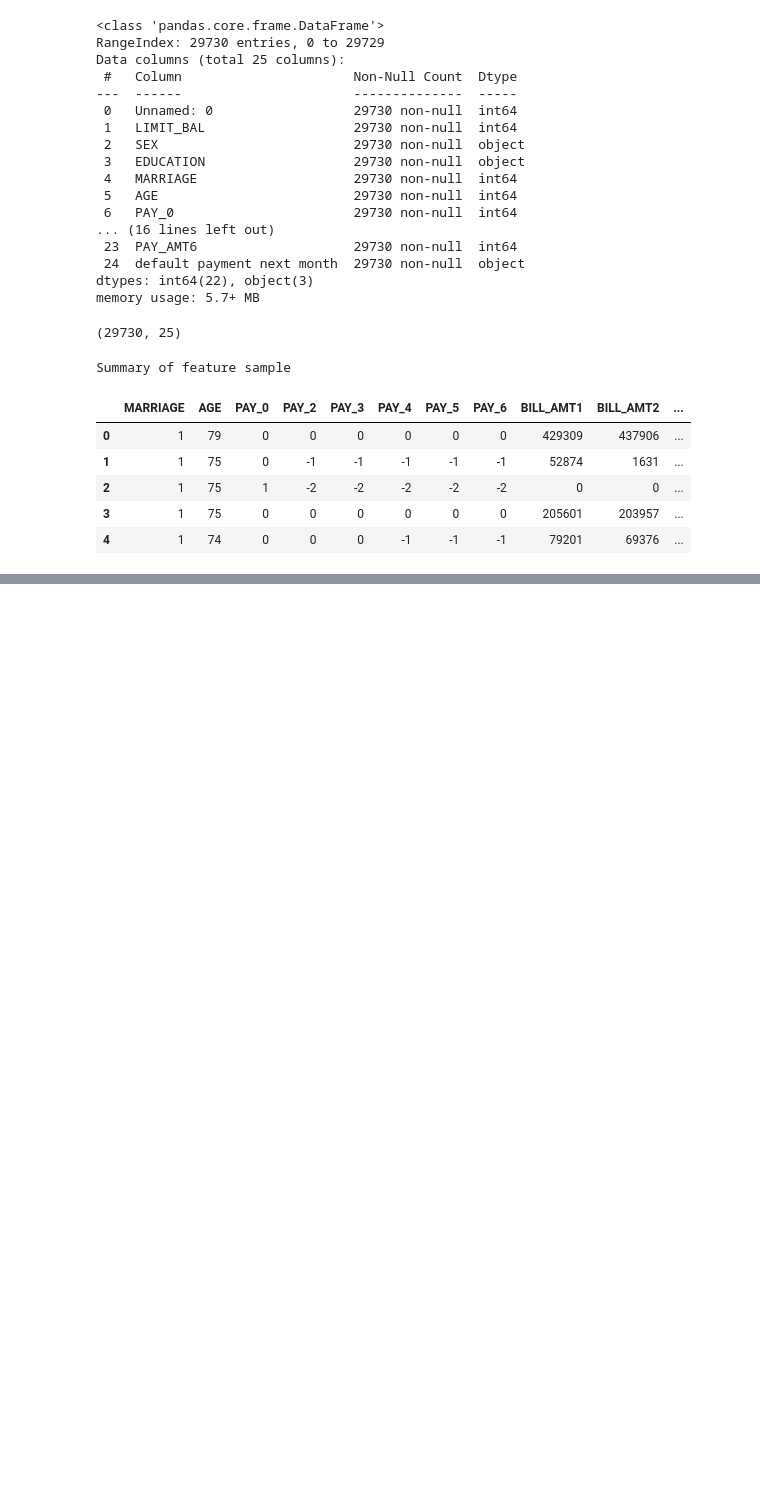
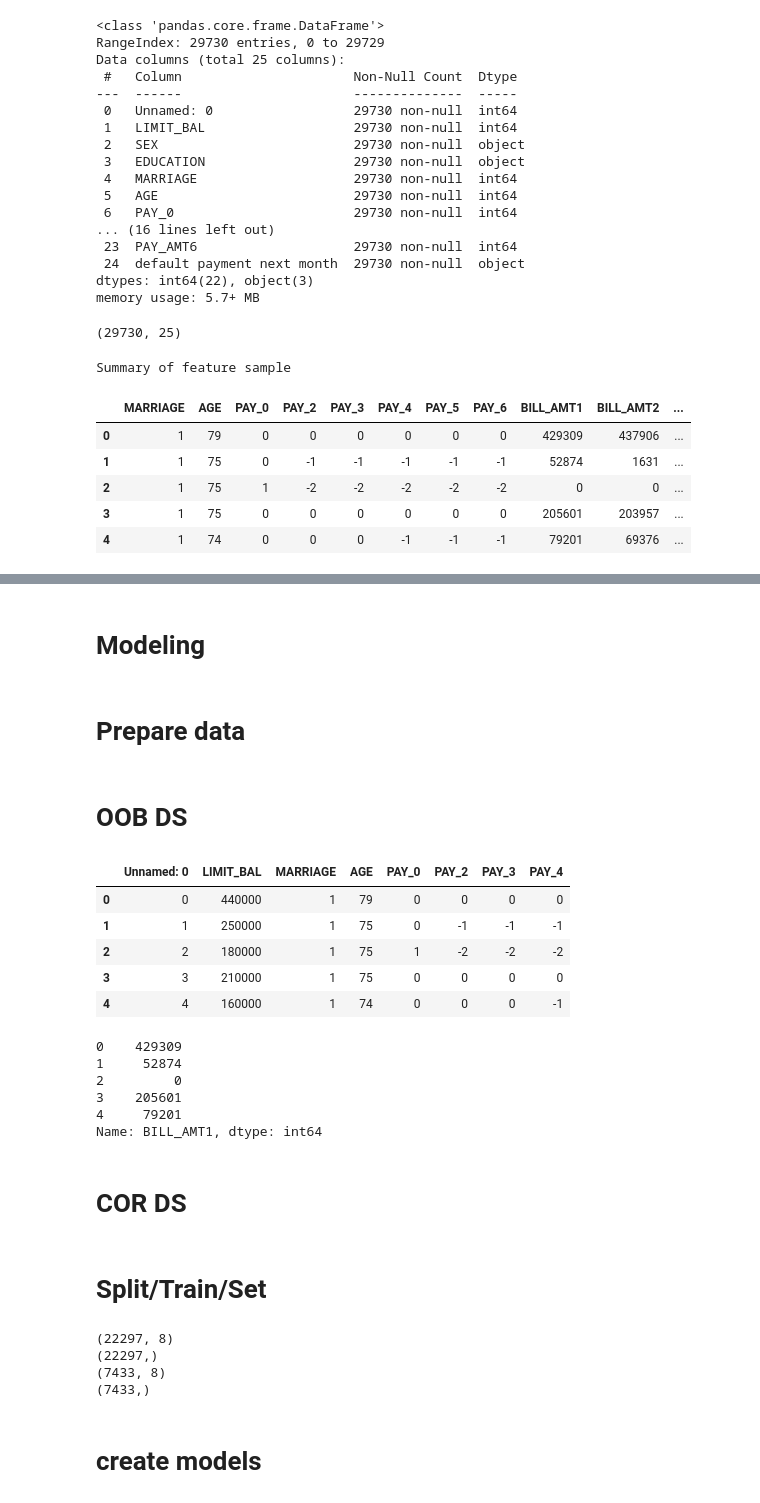
Before and after one commit to debasmitamohanty/UTDA, a Jupyter notebook: C2T3.ipynb, the cells around one changed output, grey strips where cells are left out. Cells and saved outputs as stored; diff of their text form; code cells hidden in the pictures; blank space fills up the shorter version.

```diff
--- a/C2T3.ipynb
+++ b/C2T3.ipynb
@@ -401,0 +199,45 @@ The model has an accuracy of 78.0 %
+# %% [markdown]
+# Modeling
+# %% [markdown]
+# Prepare data
+# %% [markdown]
+# OOB DS
+# %%
+# OOB - select predictors
+X = rawData.iloc[:,:8]
+X.head()
+# %% [output]
+|  | Unnamed: 0 | LIMIT_BAL | MARRIAGE | AGE | PAY_0 | PAY_2 | PAY_3 | PAY_4 |
+| 0 | 0 | 440000 | 1 | 79 | 0 | 0 | 0 | 0 |
+| 1 | 1 | 250000 | 1 | 75 | 0 | -1 | -1 | -1 |
+| 2 | 2 | 180000 | 1 | 75 | 1 | -2 | -2 | -2 |
+| 3 | 3 | 210000 | 1 | 75 | 0 | 0 | 0 | 0 |
+| 4 | 4 | 160000 | 1 | 74 | 0 | 0 | 0 | -1 |
+# %%
+# select dependent variable
+y = rawData.loc[:,'BILL_AMT1']
+y.head()
+# %% [output]
+0    429309
+1     52874
+2         0
+3    205601
+4     79201
+Name: BILL_AMT1, dtype: int64
+# %% [markdown]
+# COR DS
+# %% [markdown]
+# Split/Train/Set
+# %%
+X_train, X_test, y_train, y_test = train_test_split(X, y)
+print( X_train.shape )
+print( y_train.shape )
+print( X_test.shape )
+print( y_test.shape )
+# %% [output]
+(22297, 8)
+(22297,)
+(7433, 8)
+(7433,)
+# %% [markdown]
+# create models
```
Also changed, not shown: parts of 54 cells of this notebook.
